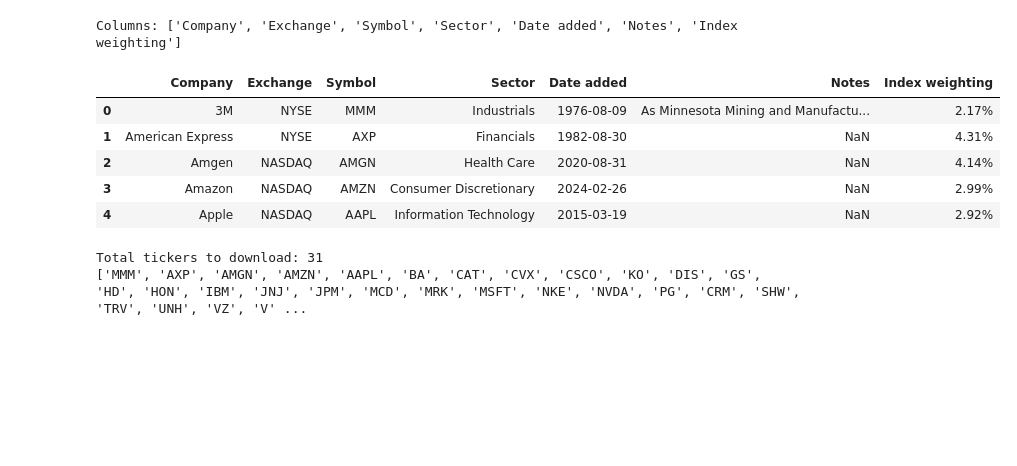
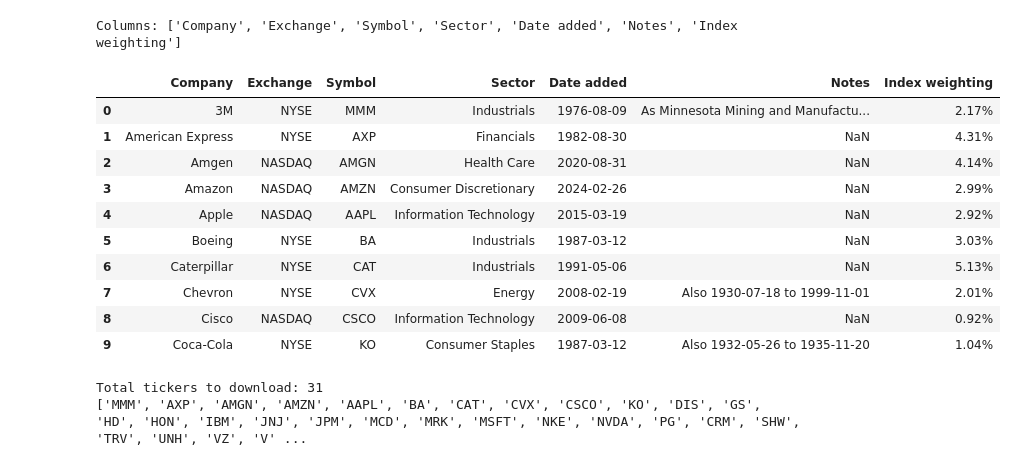
Before and after one commit to kostis-christodoulou/data_analytics_executives, a Jupyter notebook: session02/05_stock_returns.ipynb, the cells around one changed output. Cells and saved outputs as stored; diff of their text form; code cells hidden in the pictures; blank space fills up the shorter version.

```diff
--- a/session02/05_stock_returns.ipynb
+++ b/session02/05_stock_returns.ipynb
@@ -22,31 +77,62 @@ warnings.filterwarnings('ignore')
 sns.set_theme(style='whitegrid')
 plt.rcParams['figure.figsize'] = (12, 6)
 # %%
-# --- Scrape DJIA ticker symbols from Wikipedia ---
-# pandas.read_html() is the Python equivalent of rvest::html_nodes('table')
+# =============================================================================
+# SECTION: Scrape DJIA ticker symbols from Wikipedia
+# =============================================================================
+# The DJIA has 30 constituent stocks that change over time. Rather than hard-
+# coding a list (which would go stale), we scrape the current list from Wikipedia.
+#
+# SCRAPING STRATEGY:
+#   1. requests.get(url): download the raw HTML of the Wikipedia page
+#   2. pd.read_html(): extract ALL <table> tags from the HTML into a list of DataFrames
+#   3. Pick the right table (index [1] = the second table on the page)
+#
+# WHY NOT JUST USE pd.read_html(url) DIRECTLY?
+#   Wikipedia blocks automated scrapers. The 'User-Agent' header makes our
+#   request look like it came from a real browser — without it, Wikipedia
+#   returns a 403 Forbidden error.
+#
+# pd.read_html():
+#   - Takes an HTML string (or URL) and returns a LIST of DataFrames
+#   - Each DataFrame corresponds to one <table> element on the page
+#   - We use StringIO() to pass the HTML string (instead of re-fetching the URL)
+#   - tables[1]: the second table = the DJIA components table
+#
+# response.raise_for_status():
+#   If the HTTP request failed (e.g. 404, 403), this raises an exception immediately.
+#   Without it, the code would silently continue with a broken response.
 
 import requests
 from io import StringIO
 
+# Browser-like User-Agent header so Wikipedia doesn't block us
 headers = {"User-Agent": "Mozilla/5.0 (Macintosh; Intel Mac OS X 10_15_7) AppleWebKit/537.36"}
 djia_url = 'https://en.wikipedia.org/wiki/Dow_Jones_Industrial_Average'
 
 response = requests.get(djia_url, headers=headers)
-response.raise_for_status()
+response.raise_for_status()   # raise an error if the download failed
 
+# Parse ALL tables from the HTML page
 tables = pd.read_html(StringIO(response.text))
 
+# The second table (index=1) contains the list of DJIA components
 table1 = tables[1].copy()
 print('Columns:', table1.columns.tolist())
-table1.head()
+table1.head(10)
 # %% [output]
 Columns: ['Company', 'Exchange', 'Symbol', 'Sector', 'Date added', 'Notes', 'Index weighting']
 |  | Company | Exchange | Symbol | Sector | Date added | Notes | Index weighting |
 | 0 | 3M | NYSE | MMM | Industrials | 1976-08-09 | As Minnesota Mining and Manufactu... | 2.17% |
 | 1 | American Express | NYSE | AXP | Financials | 1982-08-30 | NaN | 4.31% |
 | 2 | Amgen | NASDAQ | AMGN | Health Care | 2020-08-31 | NaN | 4.14% |
 | 3 | Amazon | NASDAQ | AMZN | Consumer Discretionary | 2024-02-26 | NaN | 2.99% |
 | 4 | Apple | NASDAQ | AAPL | Information Technology | 2015-03-19 | NaN | 2.92% |
+| 5 | Boeing | NYSE | BA | Industrials | 1987-03-12 | NaN | 3.03% |
+| 6 | Caterpillar | NYSE | CAT | Industrials | 1991-05-06 | NaN | 5.13% |
+| 7 | Chevron | NYSE | CVX | Energy | 2008-02-19 | Also 1930-07-18 to 1999-11-01 | 2.01% |
+| 8 | Cisco | NASDAQ | CSCO | Information Technology | 2009-06-08 | NaN | 0.92% |
+| 9 | Coca-Cola | NYSE | KO | Consumer Staples | 1987-03-12 | Also 1932-05-26 to 1935-11-20 | 1.04% |
 # %%
 # --- Extract clean ticker symbols ---
 # Wikipedia lists symbols as 'NYSE: MMM' for NYSE-listed stocks
```
Also changed, not shown: parts of 11 cells of this notebook, 23 other files.
